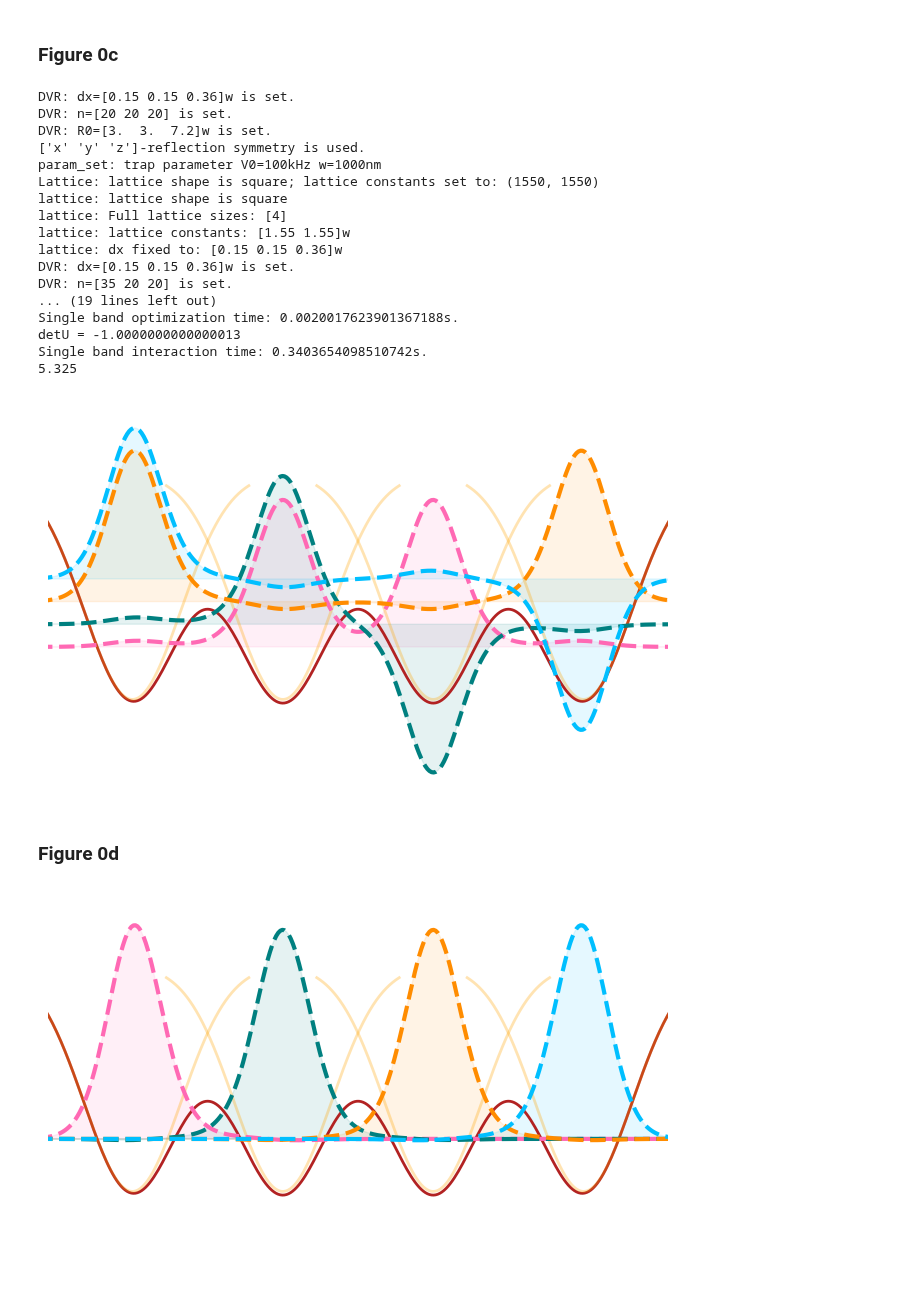
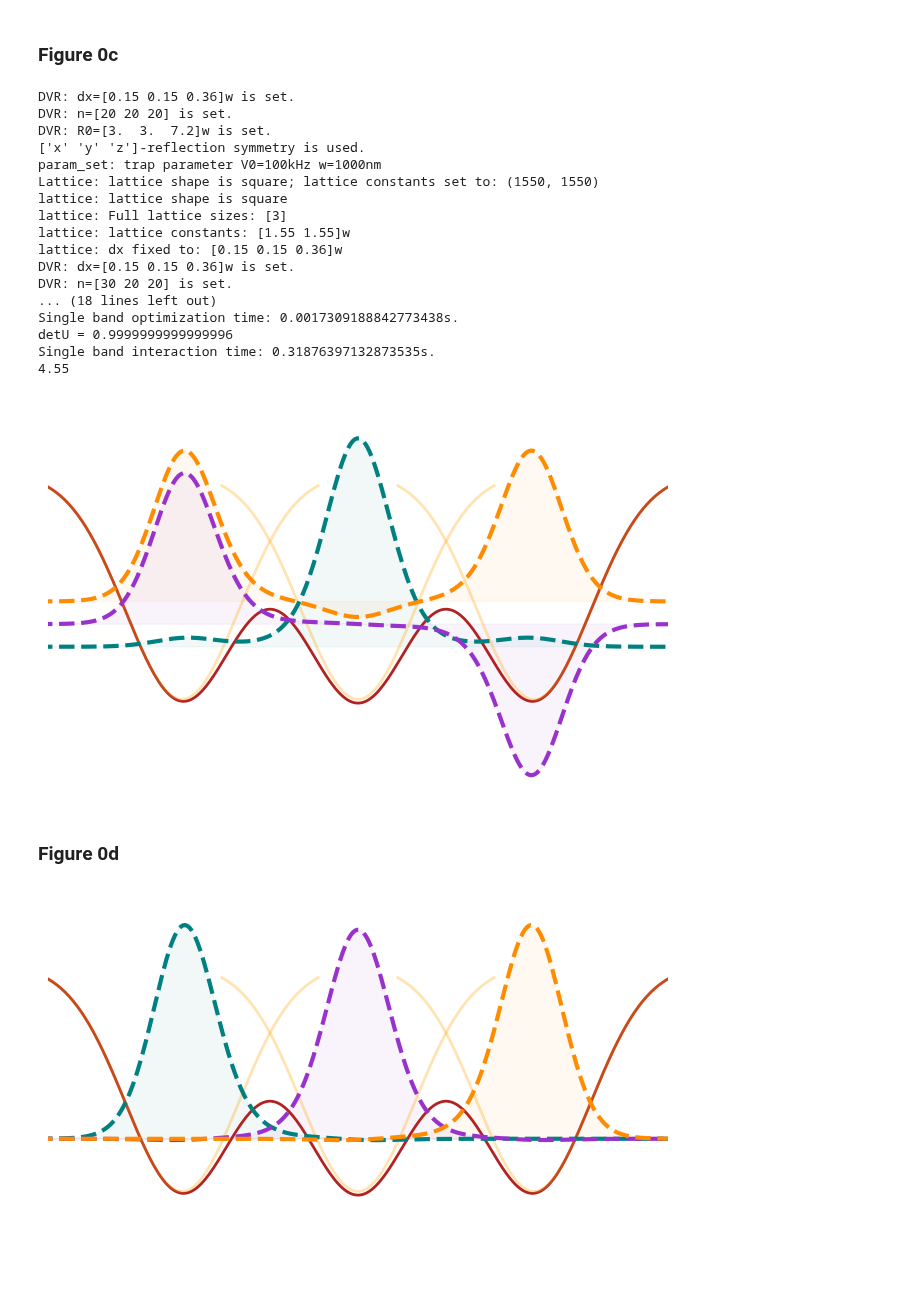
Before and after one commit to htwei17/HubbardTweezer, a Jupyter notebook: HubbardTweezer/analysis/fig0.ipynb, the cells around one changed output. Drawn from its saved outputs; the diff is of its cells as text; code cells hidden in the pictures.

```diff
--- a/HubbardTweezer/analysis/fig0.ipynb
+++ b/HubbardTweezer/analysis/fig0.ipynb
@@ -28,7 +29,7 @@ a_lattice = wavelength / 2  # period of the lattice
 l = np.arange(-lmax, lmax + 1)
 V0 = 5  # V0/E_recoil
 V0 *= k_light**2  # "true" V0
-x = np.linspace(-a_lattice * 2.5, a_lattice * 2.5, nx)
+x = np.linspace(-a_lattice * 1.5, a_lattice * 1.5, nx)
 dx = x[1] - x[0]
 qx = np.linspace(-k_light, k_light, nq, endpoint=False)
 
@@ -51,16 +52,18 @@ u = np.array(u)
 
 
 fig, ax = plt.subplots(figsize=(8, 5))
-color = ["hotpink", "teal", "darkorange", "deepskyblue"]
-qilist = [0, 125, 250, 333]
-for i in range(-1, 3):
+color = ["teal", "darkorange", "darkorchid", "deepskyblue"]
+qilist = [250, 0, 333]
+for i in range(3):
     qi = qilist[i]
     plt.plot(x, np.real(psi[:, qi]) + Ei[qi][0], lw=3, ls="--", color=color[i])
-    plt.fill_between(x, Ei[qi][0], np.real(psi[:, qi]) + Ei[qi][0], color=color[i], alpha=0.1)
+    plt.fill_between(
+        x, Ei[qi][0], np.real(psi[:, qi]) + Ei[qi][0], color=color[i], alpha=0.05
+    )
 plt.plot(x, 2 * np.sin(k_light * x) ** 2 - 1, color="firebrick")
 
 plt.axis("off")
-plt.xlim(-1.5 * a_lattice, 2.5 * a_lattice)
+plt.xlim(-1.5 * a_lattice, 1.5 * a_lattice)
 plt.ylim(-2.2, 1.5)
 plt.savefig("fig0a.svg", transparent=True, bbox_inches="tight")
 # %% [output]
@@ -77,15 +80,15 @@ for xi in x:
 w = np.array(w)
 
 fig, ax = plt.subplots(figsize=(8, 5))
-color = ["hotpink", "teal", "darkorange", "deepskyblue"]
+color = ["darkorchid", "darkorange", "teal"]
 absw = 3 * abs(w) ** 2 / np.sum(abs(w) ** 2) / dx
-for i in range(-1, 3):
+for i in [-1, 0, 1]:
     plt.plot(x + a_lattice * i, absw - 0.8, lw=3, ls="--", color=color[i])
-    plt.fill_between(x + a_lattice * i, -0.8, absw - 0.8, color=color[i], alpha=0.1)
+    plt.fill_between(x + a_lattice * i, -0.8, absw - 0.8, color=color[i], alpha=0.05)
 plt.plot(x, 2 * np.sin(k_light * x) ** 2 - 1, color="firebrick")
 
 plt.axis("off")
-plt.xlim(-1.5 * a_lattice, 2.5 * a_lattice)
+plt.xlim(-1.5 * a_lattice, 1.5 * a_lattice)
 plt.ylim(-2.2, 1.6)
 plt.savefig("fig0b.svg", transparent=True, bbox_inches="tight")
 # %% [output]
@@ -100,7 +103,7 @@ import numpy as np
 import numpy.linalg as la
 
 N = 20
-L = 4
+L = 3
 b = 0
 R0 = np.array([3, 3, 7.2])
 dvr = HubbardEqualizer(
@@ -136,16 +139,16 @@ DVR: R0=[3.  3.  7.2]w is set.
 param_set: trap parameter V0=100kHz w=1000nm
 Lattice: lattice shape is square; lattice constants set to: (1550, 1550)
 lattice: lattice shape is square
-lattice: Full lattice sizes: [4]
+lattice: Full lattice sizes: [3]
 lattice: lattice constants: [1.55 1.55]w
 lattice: dx fixed to: [0.15 0.15 0.36]w
 DVR: dx=[0.15 0.15 0.36]w is set.
-DVR: n=[35 20 20] is set.
-... (19 lines left out)
-Single band optimization time: 0.0020017623901367188s.
-detU = -1.0000000000000013
-Single band interaction time: 0.3403654098510742s.
-5.325
+DVR: n=[30 20 20] is set.
+... (18 lines left out)
+Single band optimization time: 0.0017309188842773438s.
+detU = 0.9999999999999996
+Single band interaction time: 0.31876397132873535s.
+4.55
 # %%
 from matplotlib.figure import figaspect
 import matplotlib.pyplot as plt
@@ -198,9 +201,9 @@ for i in range(p.shape[0]):
         + 0.1 * i
     )
 
-color = ["hotpink", "teal", "darkorange", "deepskyblue"]
+color = ["teal", "darkorchid", "darkorange"]
 for i in range(dvr.lattice.N):
-    shade_alpha = 0.1
+    shade_alpha = 0.05
     line_alpa = 1
     line_shape = "--"
     plt.plot(
@@ -215,12 +218,12 @@ for i in range(dvr.lattice.N):
     plt.fill_between(x, +E[0] + 0.1 * i, wf[:, i], color=color[i], alpha=shade_alpha)
 
 plt.xlabel("dx")
-plt.ylim(-1.4, .3)
+plt.ylim(-1.4, 0.3)
 plt.xlim(-dvr.R0[0] * edge, dvr.R0[0] * edge)
 plt.axis("off")
 plt.savefig("fig0c.svg", transparent=True, bbox_inches="tight")
 # %% [output]
-[figure, old version]
+[figure, new version]
 # %% [markdown]
 ### Figure 0d
 # %%
@@ -245,7 +248,7 @@ plt.plot(x, v, "-", label="V", lw=2, color="firebrick")
 vmin = np.min(v[:180])
 vi_scale = -np.sqrt(abs(vmin))
 vi_scale = -1
-# plt.fill_between(x[v < vmin], vmin, v[v < vmin], color="firebrick", alpha=0.3)
+# plt.fill_between(x[v < vmin], vmin, v[v < vmin], color="firebrick", alpha=0.05)
 
 # Plot single traps
 for i in range(dvr.lattice.N):
@@ -259,34 +262,34 @@ for i in range(dvr.lattice.N):
         x,
         vi_scale * abs(vi[:, 0, 0]),
         "-",
         label="V",
         lw=2,
         color="orange",
         alpha=opacity,
     )
 
-color = ["hotpink", "teal", "darkorange", "deepskyblue"]
+color = ["teal", "darkorchid", "darkorange"]
 x = np.linspace(-dvr.R0[0], dvr.R0[0], 500)
 wf = wf_scale * fix_phase(wannier_func([x, y, z], U, dvr, W, p)[:, 0, 0, :]) + E[0]
 for i in range(dvr.lattice.N):
-    shade_alpha = 0.1
+    shade_alpha = 0.05
     line_alpa = 1
     line_shape = "--"
     plt.plot(
         x,
         wf[:, i],
         line_shape,
         lw=3,
         color=color[i],
         label=f"$w_{i + 1}(x)$",
         alpha=line_alpa,
     )
     plt.fill_between(x, E[0], wf[:, i], color=color[i], alpha=shade_alpha)
 
 plt.xlabel("dx")
-plt.ylim(-1.4, .3)
+plt.ylim(-1.4, 0.3)
 plt.xlim(-dvr.R0[0] * edge, dvr.R0[0] * edge)
 plt.axis("off")
 plt.savefig("fig0d.svg", transparent=True, bbox_inches="tight")
 # %% [output]
-[figure, old version]
+[figure, new version]
```
Also changed, not shown: parts of 3 cells of this notebook, 12 other files.
